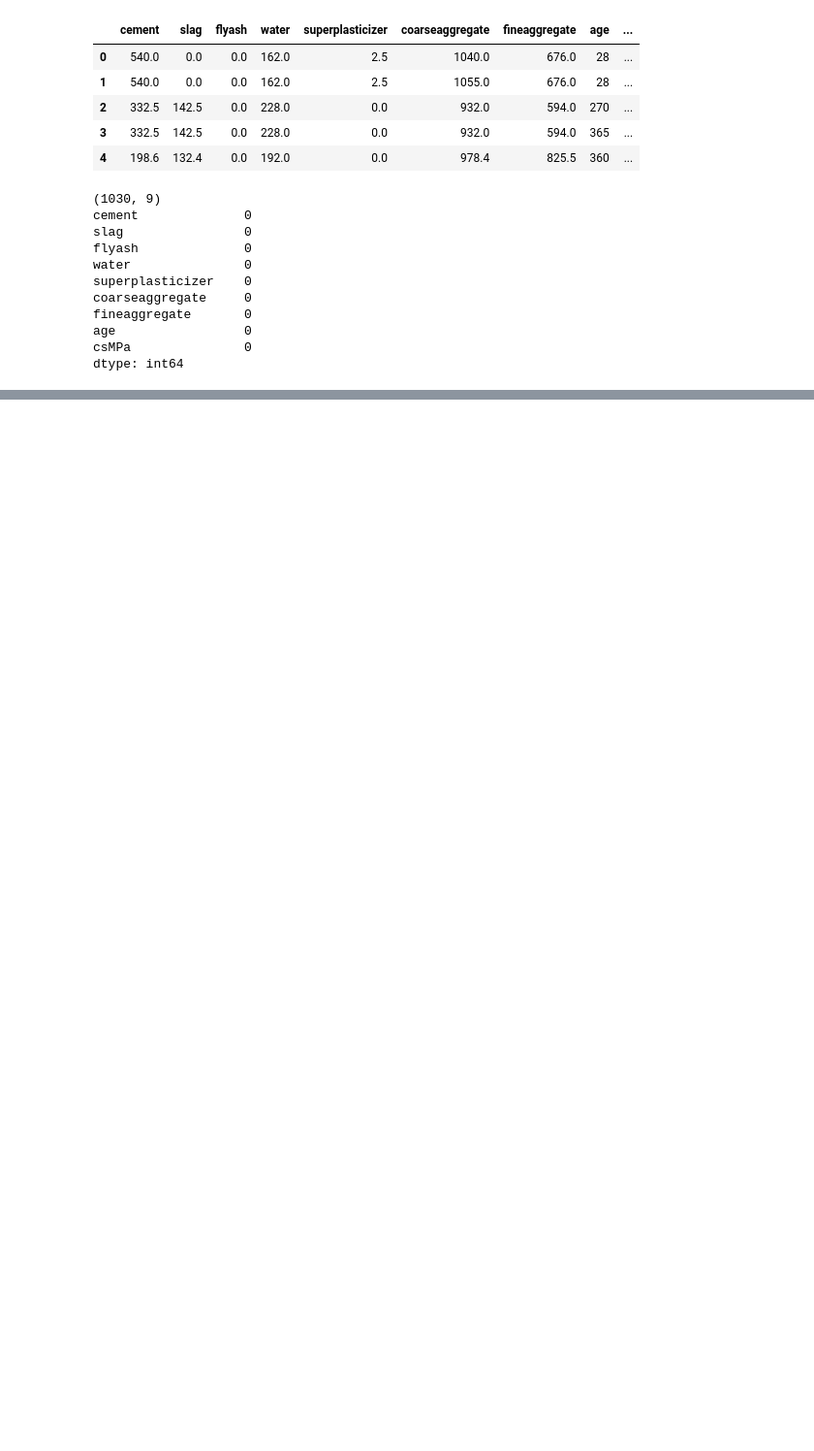
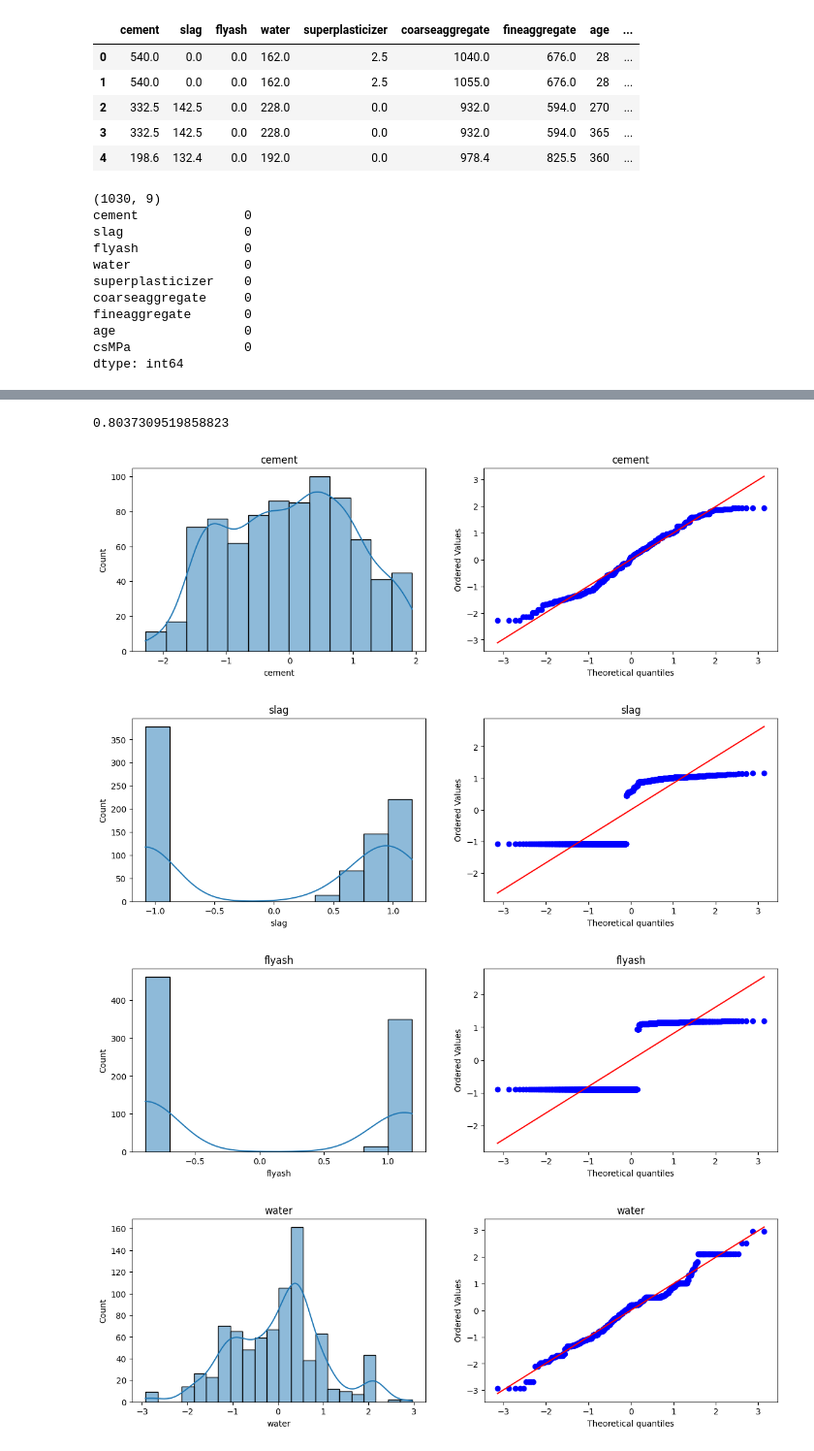
Before and after one commit to prayas7102/ML-Algorithms-Implementation, a Jupyter notebook: Transformers/pow_trans.ipynb, the cells around one changed output, grey strips where cells are left out. Shown at 97% size. Cells and saved outputs as stored; diff of their text form; code cells hidden in the pictures; blank space fills up the shorter version.

Commit message:
power transformer

```diff
--- a/Transformers/pow_trans.ipynb
+++ b/Transformers/pow_trans.ipynb
@@ -43,0 +82,7 @@ dtype: int64
+# %%
+from sklearn.preprocessing import PowerTransformer
+
+pt = PowerTransformer(method = 'box-cox')
+X_train_trans = pt.fit_transform(X_train+0.001)
+X_test_trans = pt.transform(X_test+0.001)
+pd.DataFrame({'cols':X_train.columns,'box-cox lamdas':pt.lambdas_})
@@ -43,0 +99,13 @@ dtype: int64
+# %%
+# after transformation
+get_accuracy(X_train_trans,Y_train,X_test_trans,Y_test)
+# %% [output]
+0.8037309519858823
+# %%
+X_train_trans = pd.DataFrame(X_train_trans, columns=X_train.columns)
+draw_graph(X_train_trans)
+# %% [output]
+[figure, added]
+[figure, added]
+[figure, added]
+[figure, added]
```
Also changed, not shown: parts of 5 cells of this notebook.
